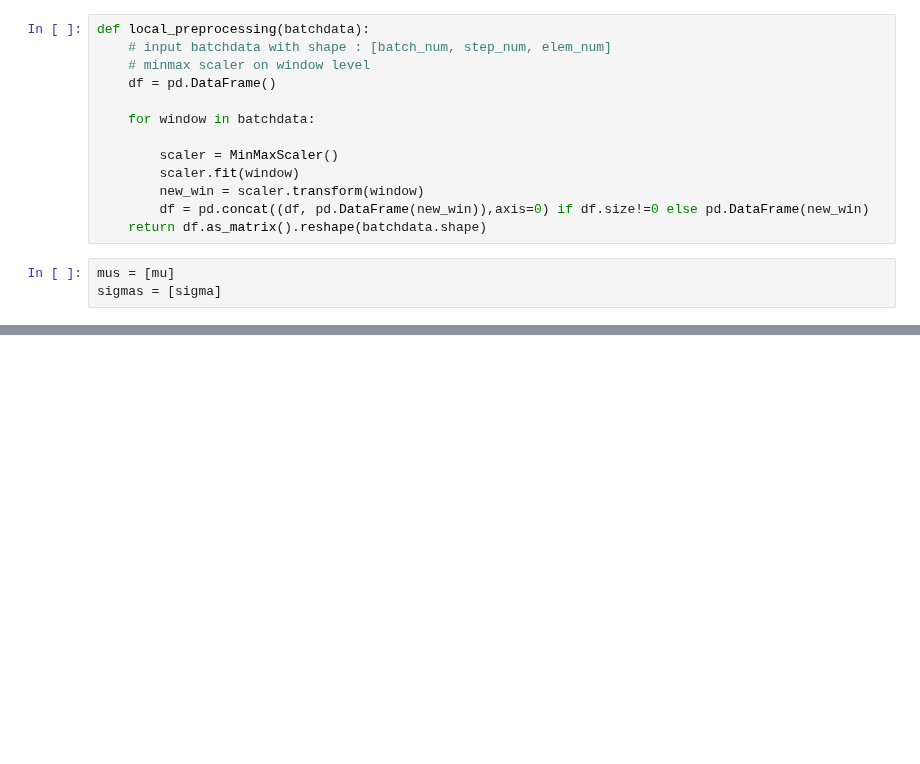
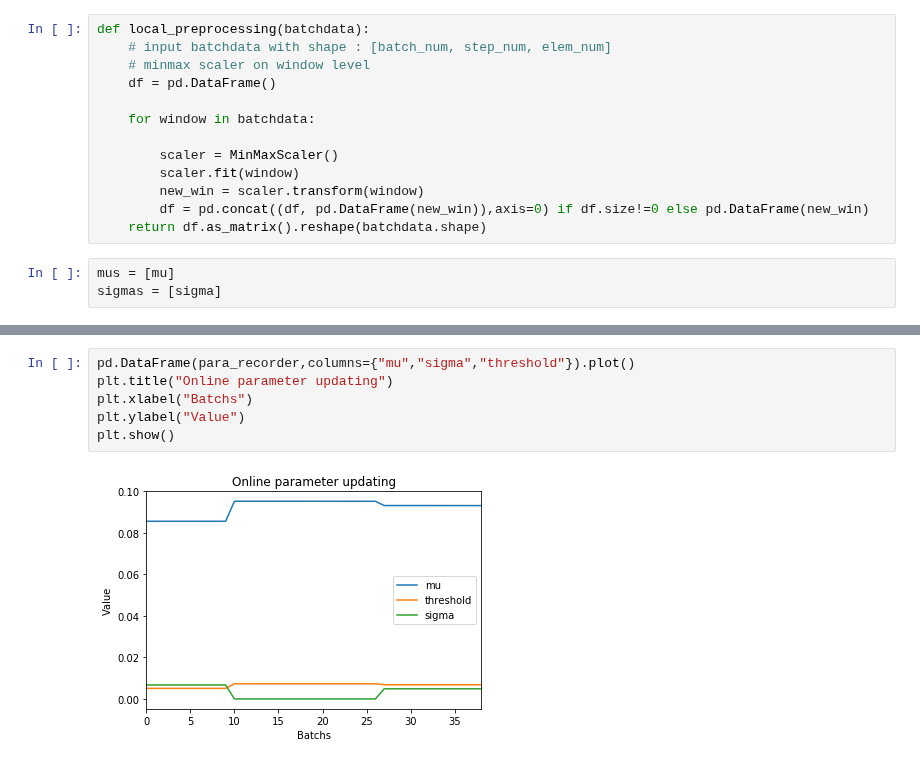
Before and after one commit to binli826/LSTM-Autoencoders, a Jupyter notebook: src/Experiments/Online_power.ipynb, the cells around one changed output, grey strips where cells are left out. Cells and saved outputs as stored; diff of their text form; blank space fills up the shorter version.

```diff
--- a/src/Experiments/Online_power.ipynb
+++ b/src/Experiments/Online_power.ipynb
@@ -389,0 +397,8 @@ plot_roc(fpr,tpr,auc)
+# %%
+pd.DataFrame(para_recorder,columns={"mu","sigma","threshold"}).plot()
+plt.title("Online parameter updating")
+plt.xlabel("Batchs")
+plt.ylabel("Value")
+plt.show()
+# %% [output]
+[figure, added]
```
Also changed, not shown: parts of 13 cells of this notebook, 8 other files.
